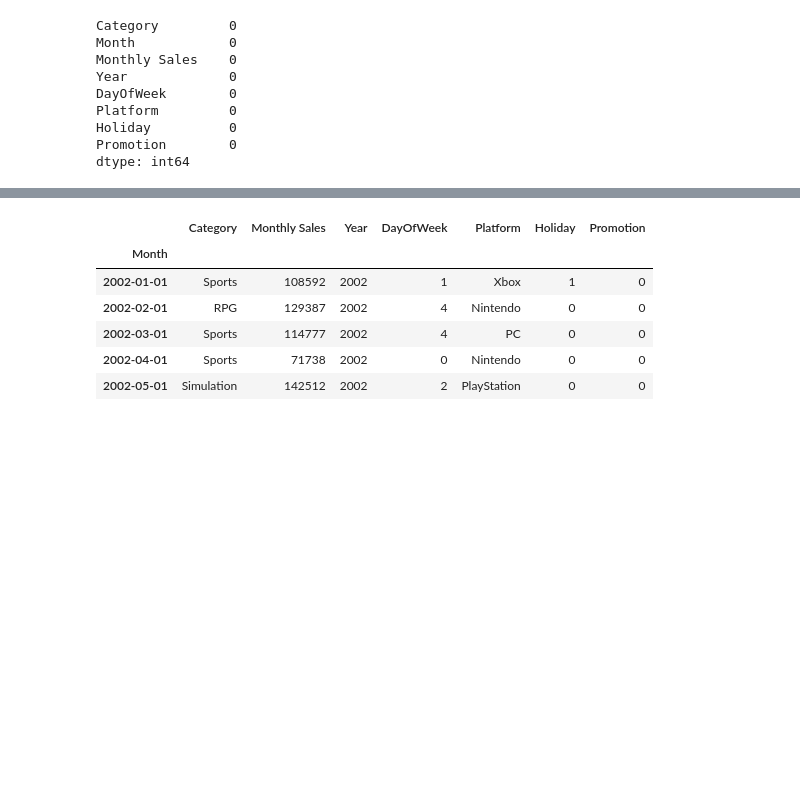
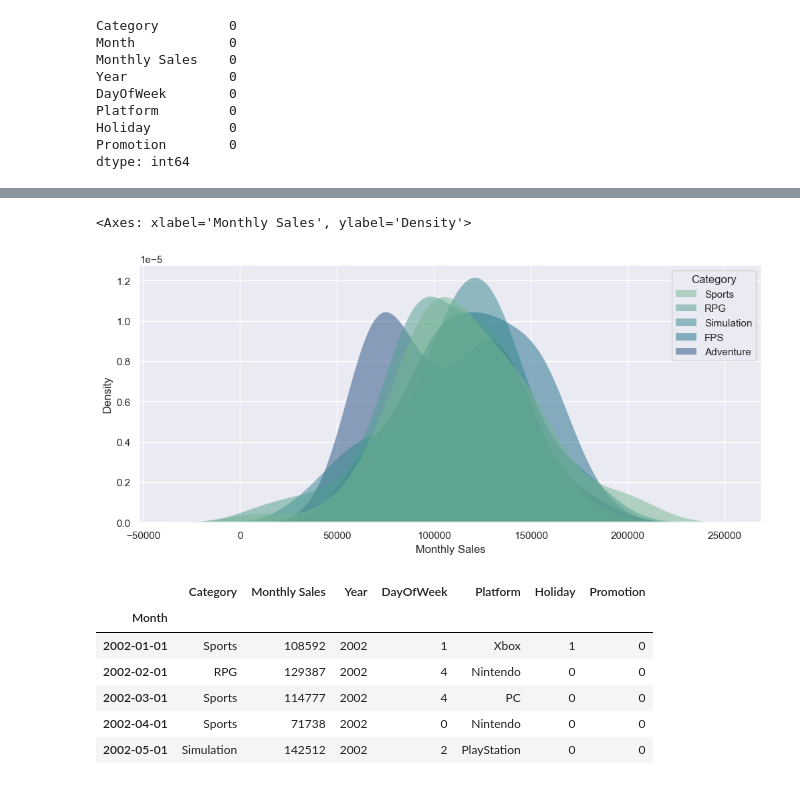
Before and after one commit to Opeojo/video-game-sales-forecast, a Jupyter notebook: sales-forecasting.ipynb, the cells around one changed output, grey strips where cells are left out. Saved outputs shown, nothing was run; the diff lists cells and outputs as text; code cells hidden in the pictures; blank space fills up the shorter version.

```diff
--- a/sales-forecasting.ipynb
+++ b/sales-forecasting.ipynb
@@ -61,3 +66,10 @@ sales_data['Month'] = pd.to_datetime(sales_data['Month'])
+# %%
+sns.kdeplot(sales_data, x='Monthly Sales', hue='Category',
+   fill=True, common_norm=False, palette="crest",
+   alpha=.5, linewidth=0,)
+# %% [output]
+<Axes: xlabel='Monthly Sales', ylabel='Density'>
+[figure, added]
 # %%
 df_sales = sales_data.set_index('Month')
 df_sales.head()
```
Also changed, not shown: parts of 2 cells of this notebook, 2 other files.
